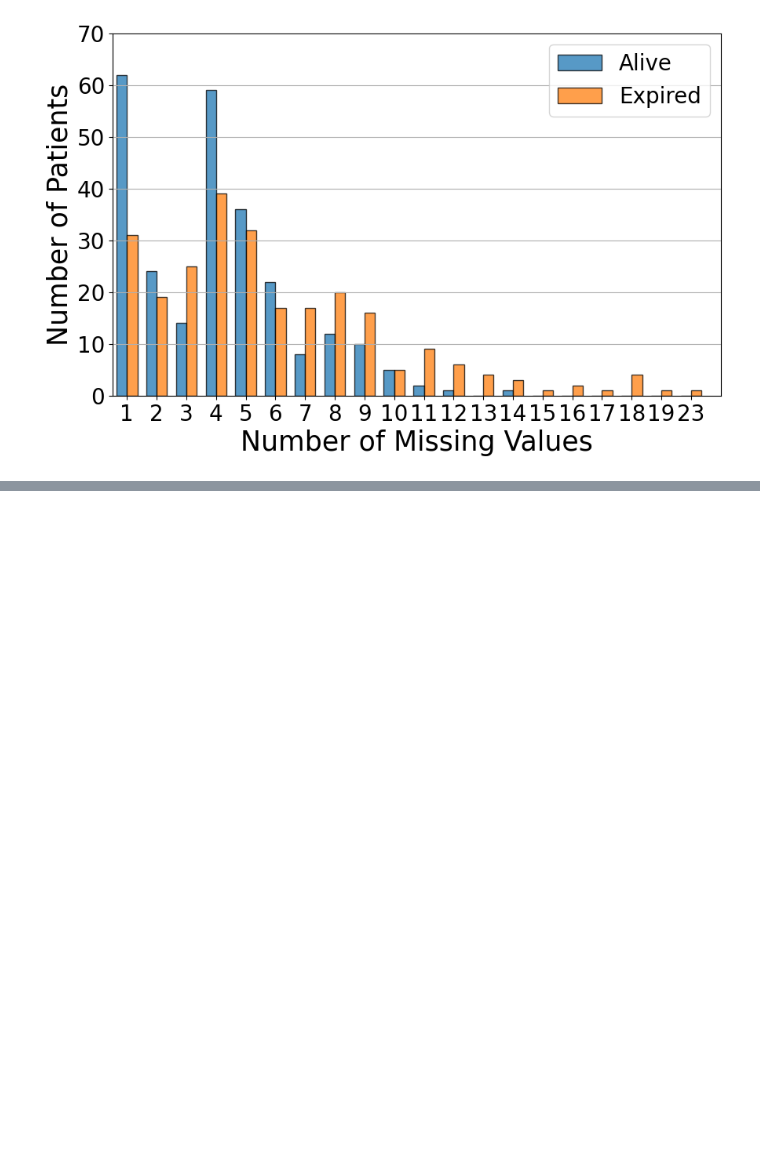
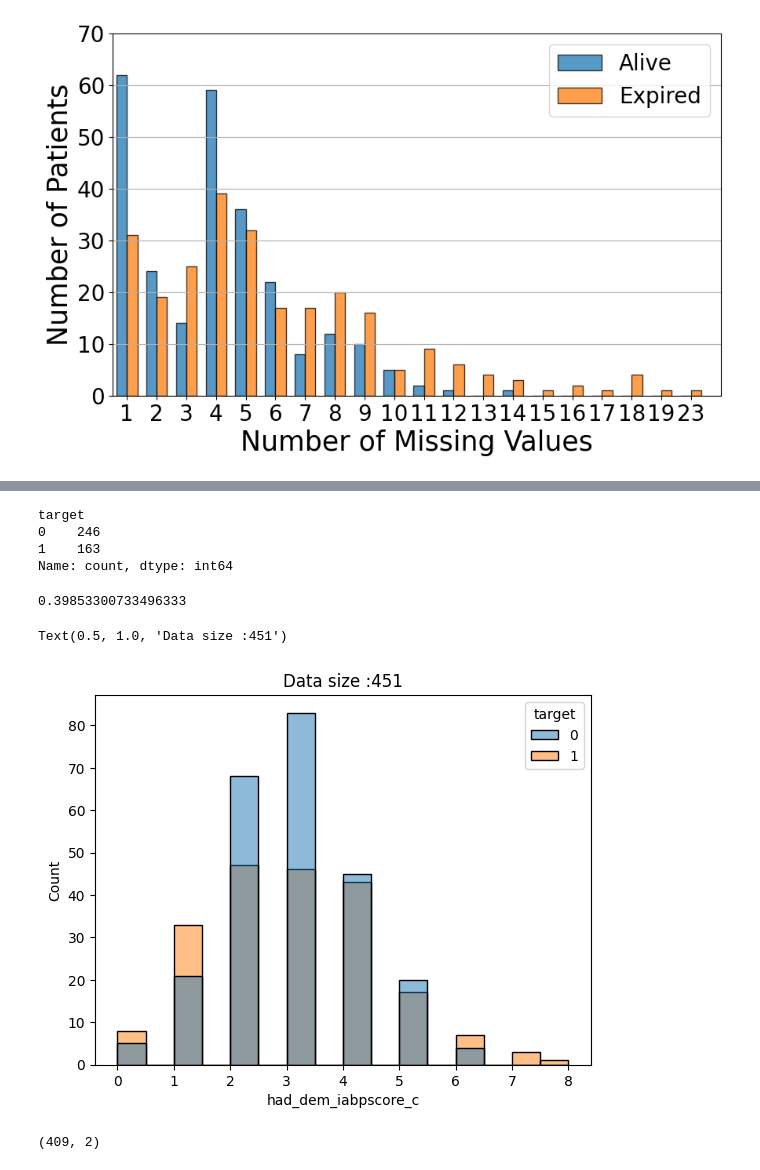
Before and after one commit to N-Nieto/MACRO_experiments, a Jupyter notebook: code/plot/old_plots/plot_figure_paper_review_1_SI.ipynb, the cells around one changed output, grey strips where cells are left out. Cells and saved outputs as stored; diff of their text form; code cells hidden in the pictures; blank space fills up the shorter version.

```diff
--- a/code/plot/old_plots/plot_figure_paper_review_1_SI.ipynb
+++ b/code/plot/old_plots/plot_figure_paper_review_1_SI.ipynb
@@ -915,0 +1355,27 @@ plt.show()
+# %%
+X_IABP_SCORE["target"] = Y_loop
+X_IABP_SCORE.dropna(inplace=True)
+# %%
+X_IABP_SCORE["target"].value_counts()
+# %% [output]
+target
+0    246
+1    163
+Name: count, dtype: int64
+# %%
+163  / (246 + 163)
+# %% [output]
+0.39853300733496333
+# %%
+import seaborn as sns
+X_IABP_SCORE["target"] = Y_loop
+X_IABP_SCORE.dropna(inplace=True)
+sns.histplot(data=X_IABP_SCORE,x ="had_dem_iabpscore_c", hue="target")
+plt.title("Data size :" + str (X_IABP_SCORE.shape[0]))
+# %% [output]
+Text(0.5, 1.0, 'Data size :451')
+[figure, added]
+# %%
+X_IABP_SCORE.shape
+# %% [output]
+(409, 2)
```
Also changed, not shown: parts of 20 cells of this notebook, 12 other files.
